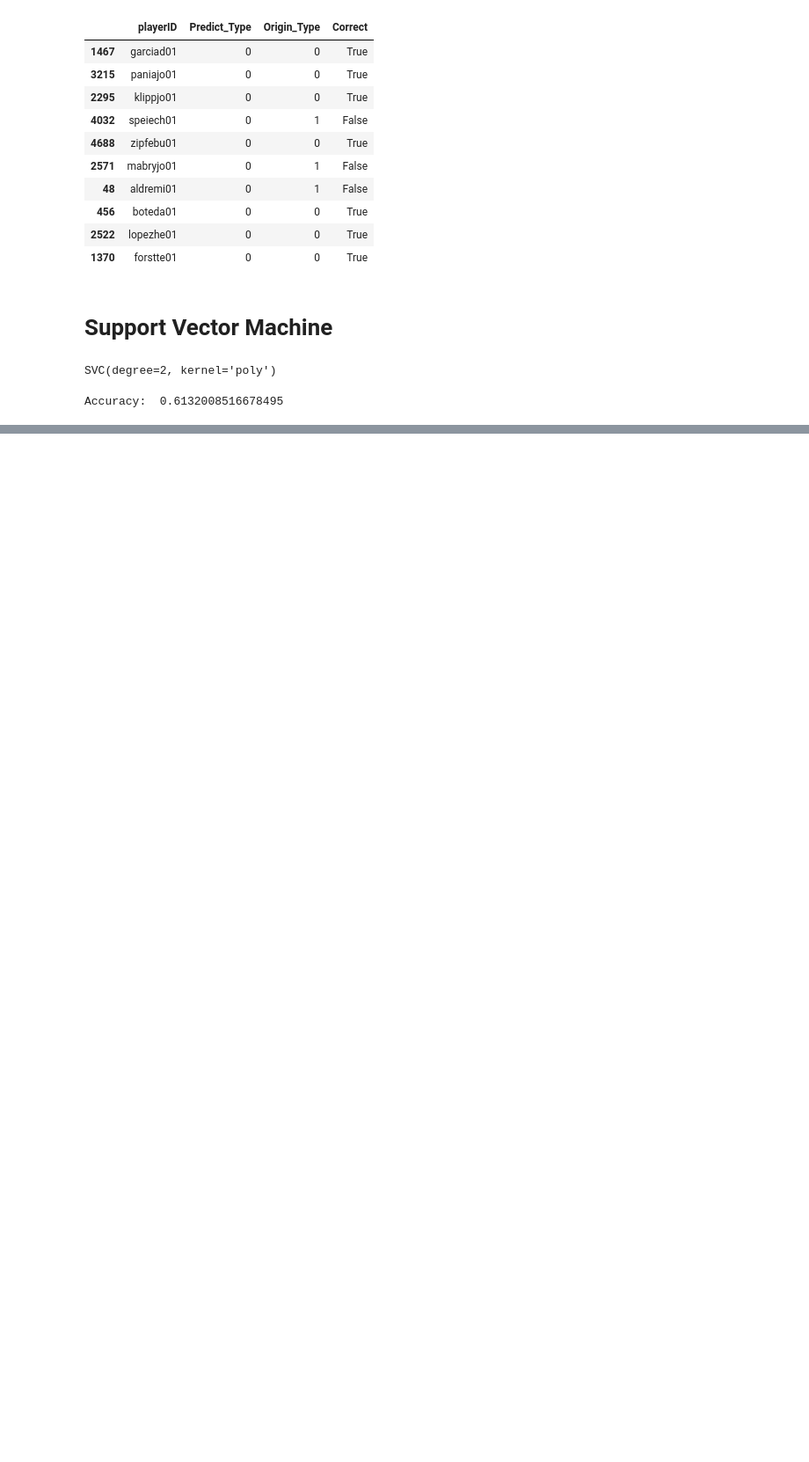
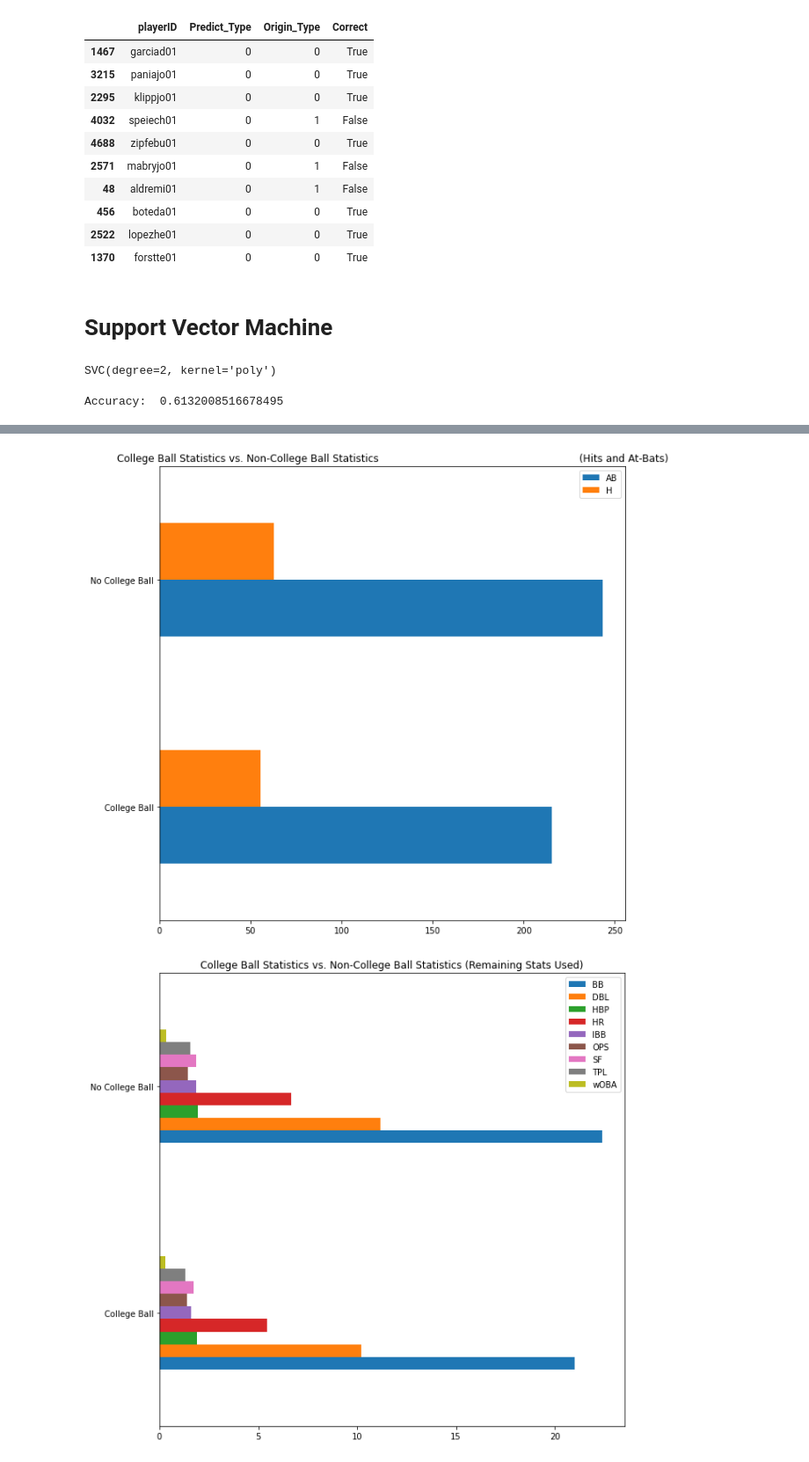
Before and after one commit to Chernide/BaseballPredictorCSCI-5502, a Jupyter notebook: college/CollegeAnalysis.ipynb, the cells around one changed output, grey strips where cells are left out. Shown: that part at 88% size. Drawn from its saved outputs; the diff is of its cells as text; code cells hidden in the pictures; blank space fills up the shorter version.

Commit message:
Added graphics and ipynb graphs

```diff
--- a/college/CollegeAnalysis.ipynb
+++ b/college/CollegeAnalysis.ipynb
@@ -190,3 +195,23 @@ df_career_combined.head()
 | 2 | abbotje01 | 229.50 | 63.50 | 14.50 | 1.00 | 7.50 | 15.00 | 1.00 | 1.00 | 3.00 | 1.02 | ... |
 | 3 | abbotku01 | 296.67 | 75.83 | 15.83 | 3.67 | 9.00 | 19.67 | 1.83 | 2.50 | 1.50 | 1.78 | ... |
 | 4 | abercre01 | 255.00 | 54.00 | 12.00 | 2.00 | 5.00 | 18.00 | 2.00 | 3.00 | 1.00 | 0.68 | ... |
+# %%
+def add_to_dictionary(d, itemsToInsert):
+    for key, value in itemsToInsert.items():
+        try:
+            d[key].append(value)
+        except KeyError as err:
+            d[key] = []
+            d[key].append(value)
+    return d
+
+college = {}
+no_college = {}
+for index, row in df_career_combined.iterrows():
+    AB, H, DBL, TPL, HR, BB, IBB, HBP, SF, ops, woba, college_flag = row[1], row[2], row[3], row[4], row[5], row[6], row[7], row[8], row[9], \
+                                                        row[10], row[11], row[12]
+    features = {"AB": AB, "H": H, "DBL": DBL, "TPL": TPL, "HR": HR, "BB": BB, "IBB": IBB, "HBP": HBP, "SF": SF, "OPS": ops, "wOBA": woba}
+    if college_flag:
+        college = add_to_dictionary(college, features)
+    else:
+        no_college = add_to_dictionary(no_college, features)
@@ -503,0 +529,10 @@ print(y_pred)
+# %%
+stats_college = p.DataFrame.from_dict(college)
+sc = stats_college.mean(axis = 0)
+stats_no_college = p.DataFrame.from_dict(no_college)
+snc = stats_no_college.mean(axis = 0)
+stats = p.DataFrame(columns = ["AB", "H", "DBL", "TPL", "HR", "BB", "IBB", "HBP", "SF", "OPS", "wOBA"])
+stats = stats.append(sc, ignore_index=True) #ZERO INDEX IS COLLEGE
+stats = stats.append(snc, ignore_index=True) #ONE INDEX IS NO COLLEGE
+stats.index = ["College Ball", "No College Ball"]
+stats.head()
@@ -503,0 +547,13 @@ print(y_pred)
+# %%
+my_colors = [(x/10.0, x/20.0, 0.75) for x in range(len(stats))]
+exclude2 = ['BB', 'DBL', 'HBP', 'HR', 'IBB', 'OPS', 'SF', 'TPL', 'wOBA']
+cols = stats.loc[:, stats.columns.difference(exclude2)].plot(kind="barh", rot = 0, figsize=(10,10), \
+                                                             title = "College Ball Statistics vs. Non-College Ball Statistics \
+                                                             (Hits and At-Bats)")
+exclude1 = ['AB', 'H']
+stats.loc[:, stats.columns.difference(exclude1)].sort_values(by=['DBL', 'HBP', 'HR']).plot(kind="barh", rot = 0, figsize=(10,10))
+plt.title("College Ball Statistics vs. Non-College Ball Statistics (Remaining Stats Used)")
+plt.show()
+# %% [output]
+[figure, added]
+[figure, added]
```
Also changed, not shown: parts of 5 cells of this notebook, 5 other files.
